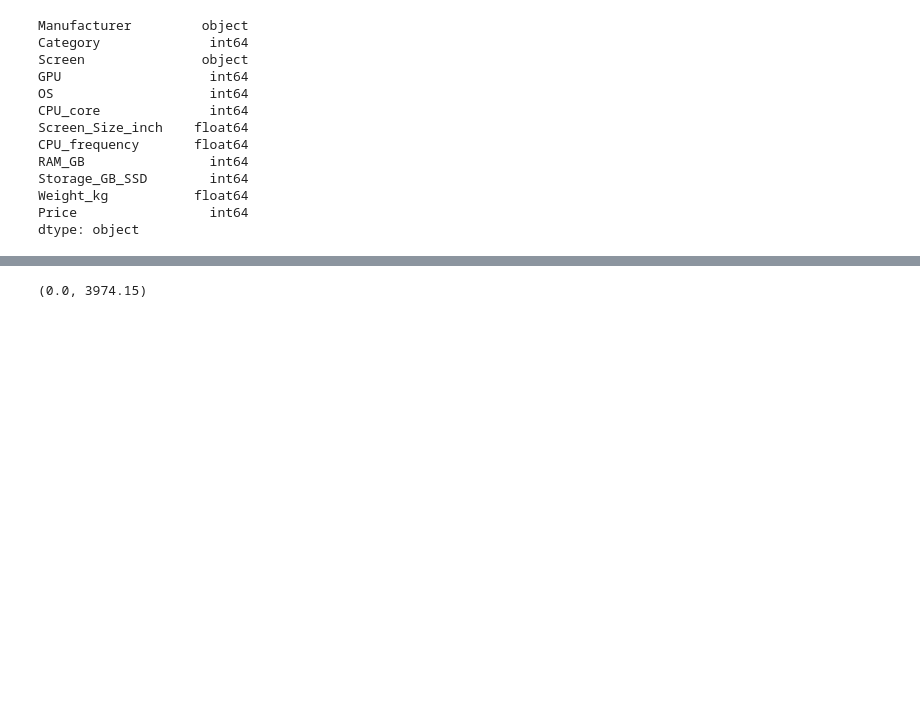
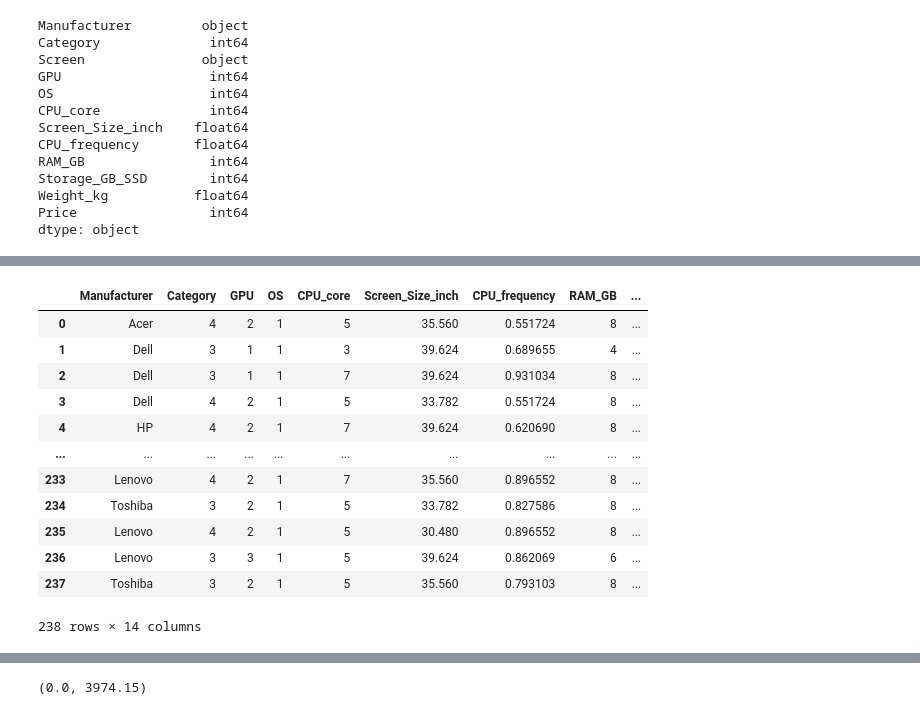
Before and after one commit to Sterling4/ibm, a Jupyter notebook: Laptops Pricing.ipynb, the cells around one changed output, grey strips where cells are left out. Drawn from its saved outputs; the diff is of its cells as text; code cells hidden in the pictures; blank space fills up the shorter version.

```diff
--- a/Laptops Pricing.ipynb
+++ b/Laptops Pricing.ipynb
@@ -203,3 +235,19 @@ dtype: object
+# %%
+df
+# %% [output]
+|  | Manufacturer | Category | GPU | OS | CPU_core | Screen_Size_inch | CPU_frequency | RAM_GB | ... |
+| 0 | Acer | 4 | 2 | 1 | 5 | 35.560 | 0.551724 | 8 | ... |
+| 1 | Dell | 3 | 1 | 1 | 3 | 39.624 | 0.689655 | 4 | ... |
+| 2 | Dell | 3 | 1 | 1 | 7 | 39.624 | 0.931034 | 8 | ... |
+| 3 | Dell | 4 | 2 | 1 | 5 | 33.782 | 0.551724 | 8 | ... |
+| 4 | HP | 4 | 2 | 1 | 7 | 39.624 | 0.620690 | 8 | ... |
+| ... | ... | ... | ... | ... | ... | ... | ... | ... | ... |
+| 233 | Lenovo | 4 | 2 | 1 | 7 | 35.560 | 0.896552 | 8 | ... |
+| 234 | Toshiba | 3 | 2 | 1 | 5 | 33.782 | 0.827586 | 8 | ... |
+| 235 | Lenovo | 4 | 2 | 1 | 5 | 30.480 | 0.896552 | 8 | ... |
+| 236 | Lenovo | 3 | 3 | 1 | 5 | 39.624 | 0.862069 | 6 | ... |
+| 237 | Toshiba | 3 | 2 | 1 | 5 | 35.560 | 0.793103 | 8 | ... |
+238 rows × 14 columns
 # %%
 sns.regplot(x="CPU_frequency", y="Price", data=df)
 plt.ylim(0,)
```
Also changed, not shown: parts of 19 cells of this notebook, 1 other file.
